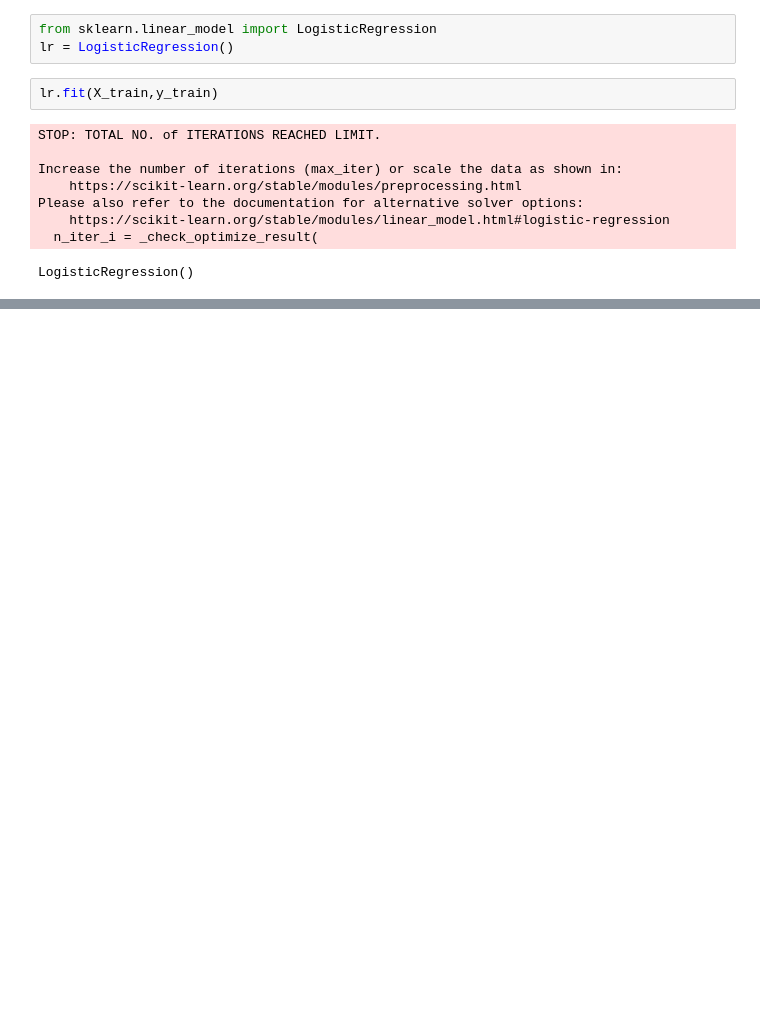
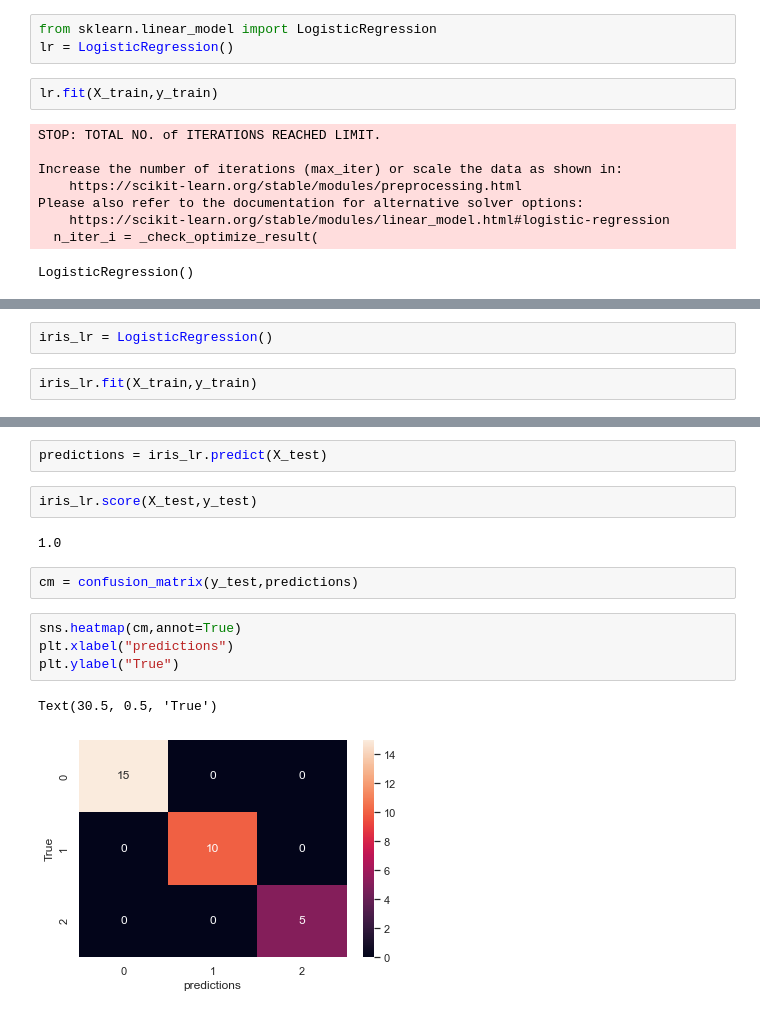
Before and after one commit to Suhrud0811/MachineLearning, a Jupyter notebook: Basics/logistic_regression.ipynb, the cells around one changed output, grey strips where cells are left out. Drawn from its saved outputs; the diff is of its cells as text; blank space fills up the shorter version.

```diff
--- a/Basics/logistic_regression.ipynb
+++ b/Basics/logistic_regression.ipynb
@@ -130,0 +204,4 @@ lr.score(X_test,y_test)
+# %%
+iris_lr = LogisticRegression()
+# %%
+iris_lr.fit(X_train,y_train)
@@ -130,0 +217,15 @@ lr.score(X_test,y_test)
+# %%
+predictions = iris_lr.predict(X_test)
+# %%
+iris_lr.score(X_test,y_test)
+# %% [output]
+1.0
+# %%
+cm = confusion_matrix(y_test,predictions)
+# %%
+sns.heatmap(cm,annot=True)
+plt.xlabel("predictions")
+plt.ylabel("True")
+# %% [output]
+Text(30.5, 0.5, 'True')
+[figure, added]
```
Also changed, not shown: parts of 25 cells of this notebook.
